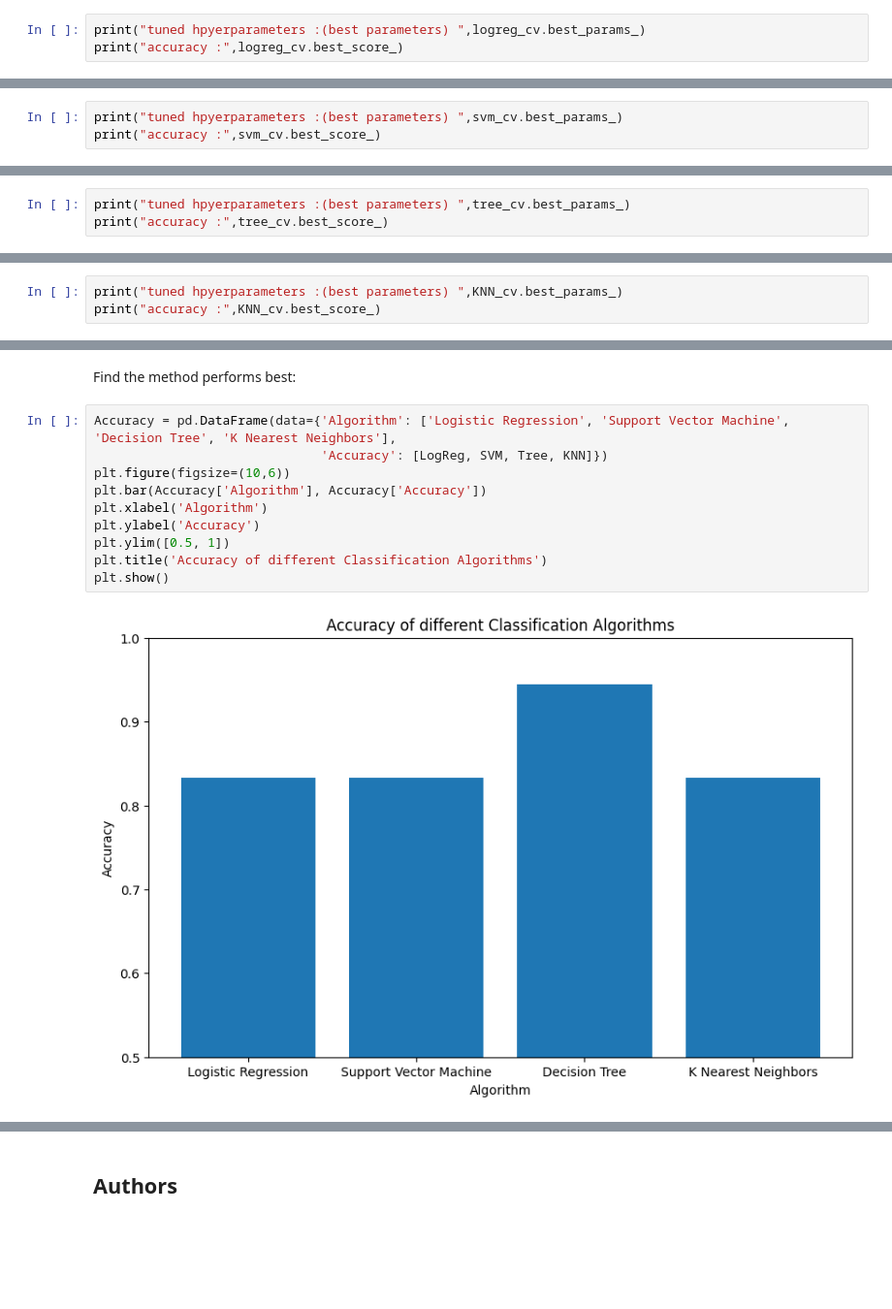
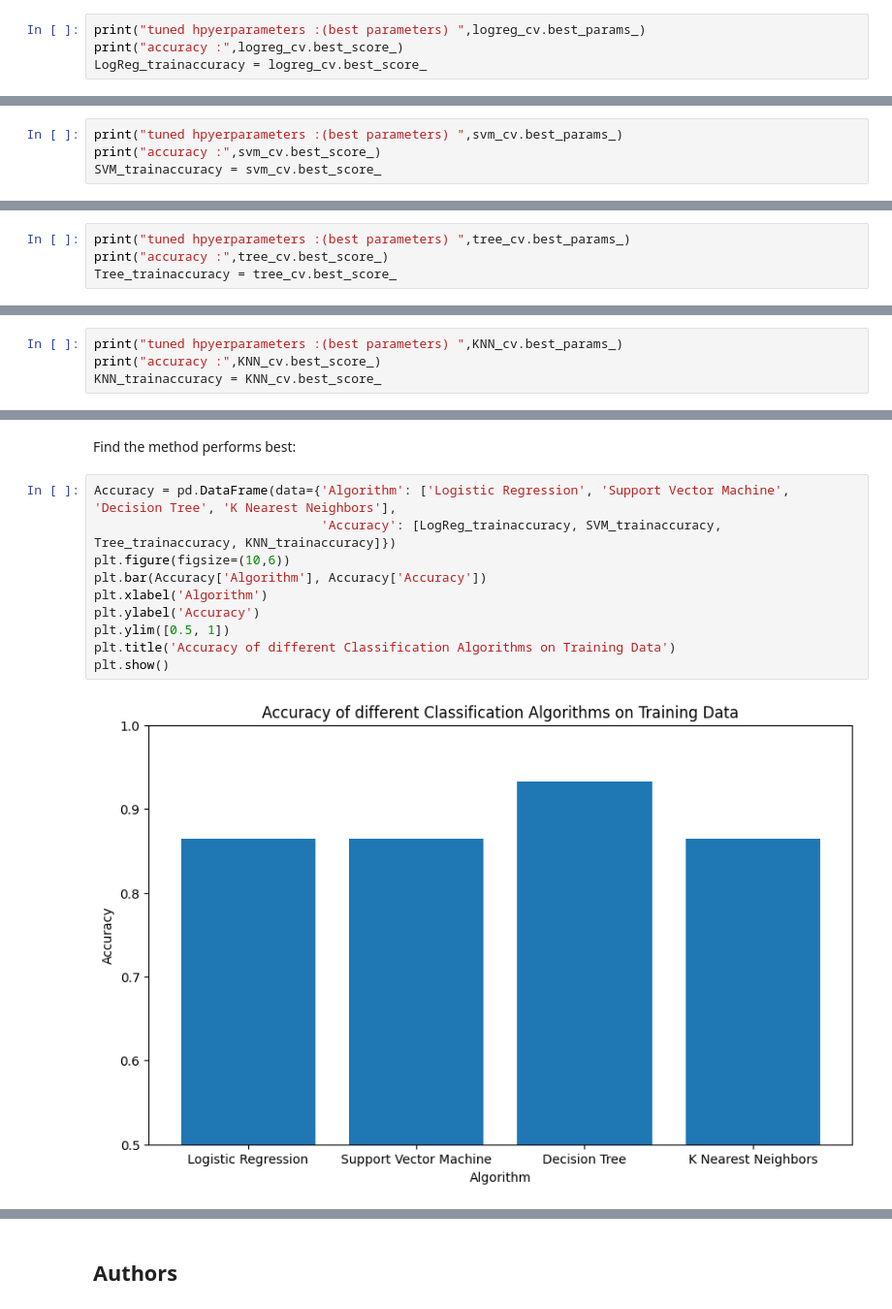
Before and after one commit to salvillas/IBM_DataScience, a Jupyter notebook: SpaceX-Machine-Learning-Prediction-Part-5-v1.ipynb, the cells around one changed output, grey strips where cells are left out. Shown at 97% size. Cells and saved outputs as stored; diff of their text form; blank space fills up the shorter version.

```diff
--- a/SpaceX-Machine-Learning-Prediction-Part-5-v1.ipynb
+++ b/SpaceX-Machine-Learning-Prediction-Part-5-v1.ipynb
@@ -257,5 +259,6 @@ We output the <code>GridSearchCV</code> object for logistic regression. We displ
 # %%
 print("tuned hpyerparameters :(best parameters) ",logreg_cv.best_params_)
 print("accuracy :",logreg_cv.best_score_)
+LogReg_trainaccuracy = logreg_cv.best_score_
 # %% [output]
 tuned hpyerparameters :(best parameters)  {'C': 0.1, 'penalty': 'l1', 'solver': 'saga'}
@@ -321,5 +324,6 @@ GridSearchCV(cv=10, estimator=SVC(random_state=42),
 # %%
 print("tuned hpyerparameters :(best parameters) ",svm_cv.best_params_)
 print("accuracy :",svm_cv.best_score_)
+SVM_trainaccuracy = svm_cv.best_score_
 # %% [output]
 tuned hpyerparameters :(best parameters)  {'C': 1.0, 'gamma': 0.03162277660168379, 'kernel': 'sigmoid'}
@@ -401,4 +403,5 @@ GridSearchCV(cv=10, estimator=DecisionTreeClassifier(random_state=42),
 # %%
 print("tuned hpyerparameters :(best parameters) ",tree_cv.best_params_)
 print("accuracy :",tree_cv.best_score_)
+Tree_trainaccuracy = tree_cv.best_score_
 # %% [output]
@@ -457,4 +460,5 @@ GridSearchCV(cv=10, estimator=KNeighborsClassifier(),
 # %%
 print("tuned hpyerparameters :(best parameters) ",KNN_cv.best_params_)
 print("accuracy :",KNN_cv.best_score_)
+KNN_trainaccuracy = KNN_cv.best_score_
 # %% [output]
@@ -479,13 +483,13 @@ plot_confusion_matrix(Y_test,yhat)
 Find the method performs best:
 # %%
 Accuracy = pd.DataFrame(data={'Algorithm': ['Logistic Regression', 'Support Vector Machine', 'Decision Tree', 'K Nearest Neighbors'],
-                              'Accuracy': [LogReg, SVM, Tree, KNN]})
+                              'Accuracy': [LogReg_trainaccuracy, SVM_trainaccuracy, Tree_trainaccuracy, KNN_trainaccuracy]})
 plt.figure(figsize=(10,6))
 plt.bar(Accuracy['Algorithm'], Accuracy['Accuracy'])
 plt.xlabel('Algorithm')
 plt.ylabel('Accuracy')
 plt.ylim([0.5, 1])
-plt.title('Accuracy of different Classification Algorithms')
+plt.title('Accuracy of different Classification Algorithms on Training Data')
 plt.show()
 # %% [output]
-[figure, old version]
+[figure, new version]
```
Also changed, not shown: parts of 23 cells of this notebook.
